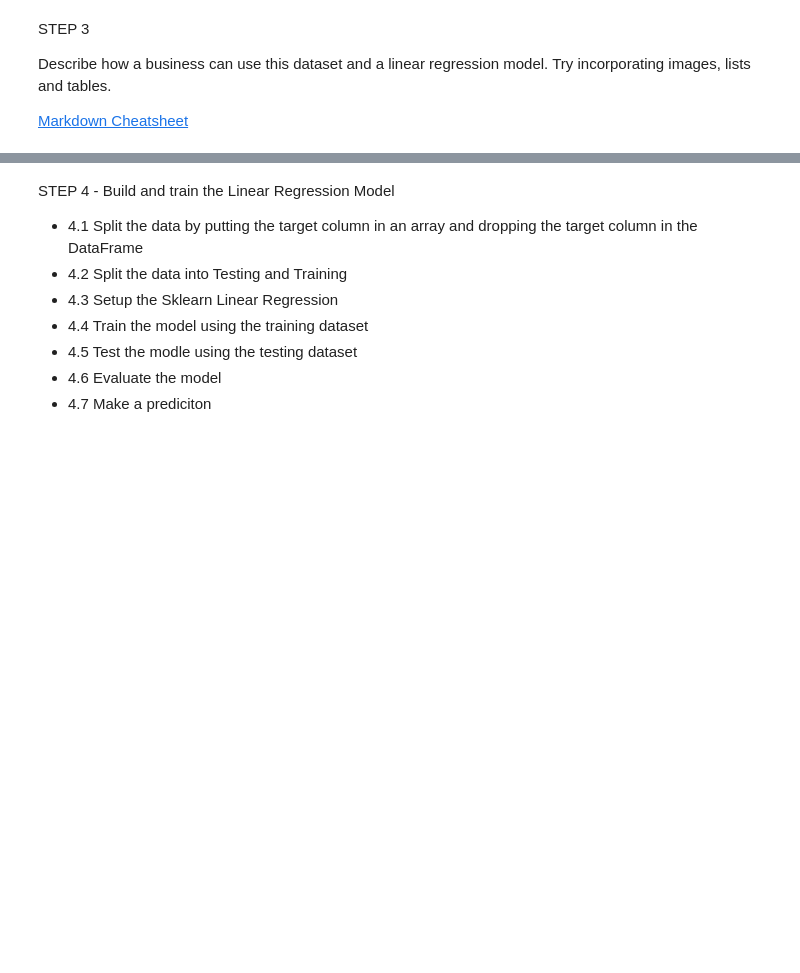
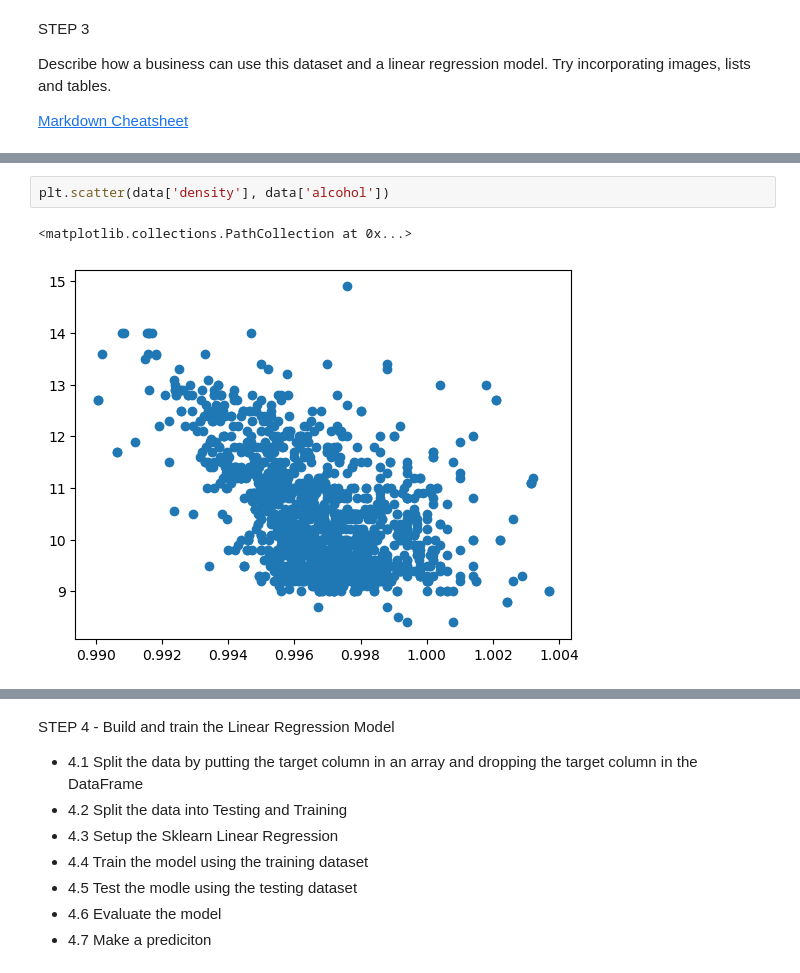
Before and after one commit to ShaunCahill/COMM493, a Jupyter notebook: Introduction to SageMaker Lab/Wine_Quality_Lab.ipynb, the cells around one changed output, grey strips where cells are left out. Cells and saved outputs as stored; diff of their text form; blank space fills up the shorter version.

```diff
--- a/Introduction to SageMaker Lab/Wine_Quality_Lab.ipynb
+++ b/Introduction to SageMaker Lab/Wine_Quality_Lab.ipynb
@@ -24,0 +140,5 @@ STEP 3 - Load and Explore the Data
+# %%
+plt.scatter(data['density'], data['alcohol'])
+# %% [output]
+<matplotlib.collections.PathCollection at 0x...>
+[figure, added]
```
Also changed, not shown: parts of 24 cells of this notebook.
